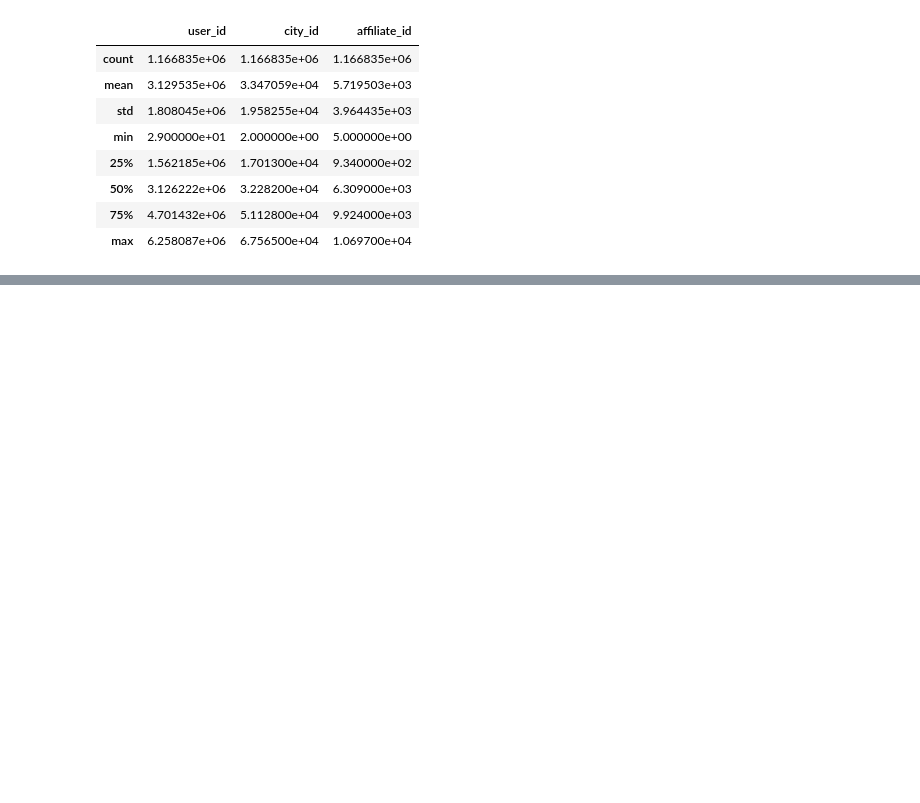
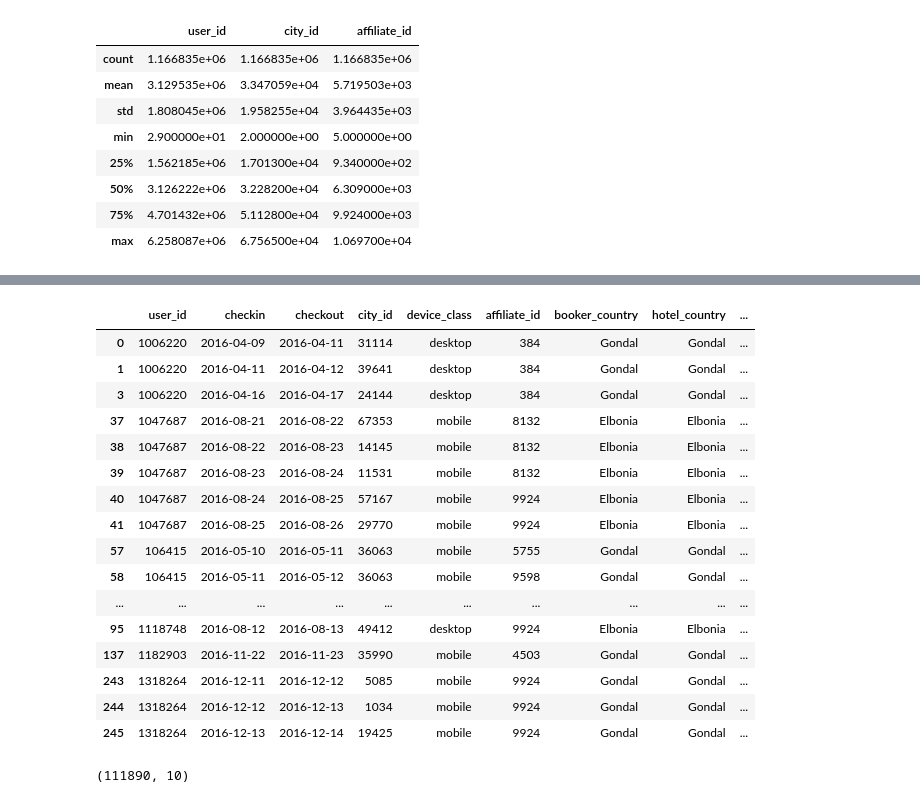
Before and after one commit to shrish83/Python-Basics, a Jupyter notebook: New folder/script.ipynb, the cells around one changed output, grey strips where cells are left out. Saved outputs shown, nothing was run; the diff lists cells and outputs as text; code cells hidden in the pictures; blank space fills up the shorter version.

```diff
--- a/New folder/script.ipynb
+++ b/New folder/script.ipynb
@@ -111,0 +116,10 @@ TypeError: Neither the `x` nor `y` variable appears to be numeric.
+# %%
+#print ('Current date/time: {}'.format(dt.now()))
+checkin = pd.to_datetime(data['checkin'],format='%Y-%m-%d')
+checkout = pd.to_datetime(data['checkout'],format='%Y-%m-%d')
+
+data['duration'] = checkout - checkin
+#data['month'] = pd.to_datetime(data['checkout'],format='%m')
+#data['year'] = pd.to_datetime(data['checkout'],format='%Y')
+
+data.head(10)
@@ -111,0 +138,26 @@ TypeError: Neither the `x` nor `y` variable appears to be numeric.
+# %%
+##Local tourists
+localData = data.loc[data['hotel_country']==data['booker_country']]
+localData.head(20)
+# %% [output]
+|  | user_id | checkin | checkout | city_id | device_class | affiliate_id | booker_country | hotel_country | ... |
+| 0 | 1006220 | 2016-04-09 | 2016-04-11 | 31114 | desktop | 384 | Gondal | Gondal | ... |
+| 1 | 1006220 | 2016-04-11 | 2016-04-12 | 39641 | desktop | 384 | Gondal | Gondal | ... |
+| 3 | 1006220 | 2016-04-16 | 2016-04-17 | 24144 | desktop | 384 | Gondal | Gondal | ... |
+| 37 | 1047687 | 2016-08-21 | 2016-08-22 | 67353 | mobile | 8132 | Elbonia | Elbonia | ... |
+| 38 | 1047687 | 2016-08-22 | 2016-08-23 | 14145 | mobile | 8132 | Elbonia | Elbonia | ... |
+| 39 | 1047687 | 2016-08-23 | 2016-08-24 | 11531 | mobile | 8132 | Elbonia | Elbonia | ... |
+| 40 | 1047687 | 2016-08-24 | 2016-08-25 | 57167 | mobile | 9924 | Elbonia | Elbonia | ... |
+| 41 | 1047687 | 2016-08-25 | 2016-08-26 | 29770 | mobile | 9924 | Elbonia | Elbonia | ... |
+| 57 | 106415 | 2016-05-10 | 2016-05-11 | 36063 | mobile | 5755 | Gondal | Gondal | ... |
+| 58 | 106415 | 2016-05-11 | 2016-05-12 | 36063 | mobile | 9598 | Gondal | Gondal | ... |
+| ... | ... | ... | ... | ... | ... | ... | ... | ... | ... |
+| 95 | 1118748 | 2016-08-12 | 2016-08-13 | 49412 | desktop | 9924 | Elbonia | Elbonia | ... |
+| 137 | 1182903 | 2016-11-22 | 2016-11-23 | 35990 | mobile | 4503 | Gondal | Gondal | ... |
+| 243 | 1318264 | 2016-12-11 | 2016-12-12 | 5085 | mobile | 9924 | Gondal | Gondal | ... |
+| 244 | 1318264 | 2016-12-12 | 2016-12-13 | 1034 | mobile | 9924 | Gondal | Gondal | ... |
+| 245 | 1318264 | 2016-12-13 | 2016-12-14 | 19425 | mobile | 9924 | Gondal | Gondal | ... |
+# %%
+localData.shape
+# %% [output]
+(111890, 10)
```
Also changed, not shown: parts of 16 cells of this notebook.
